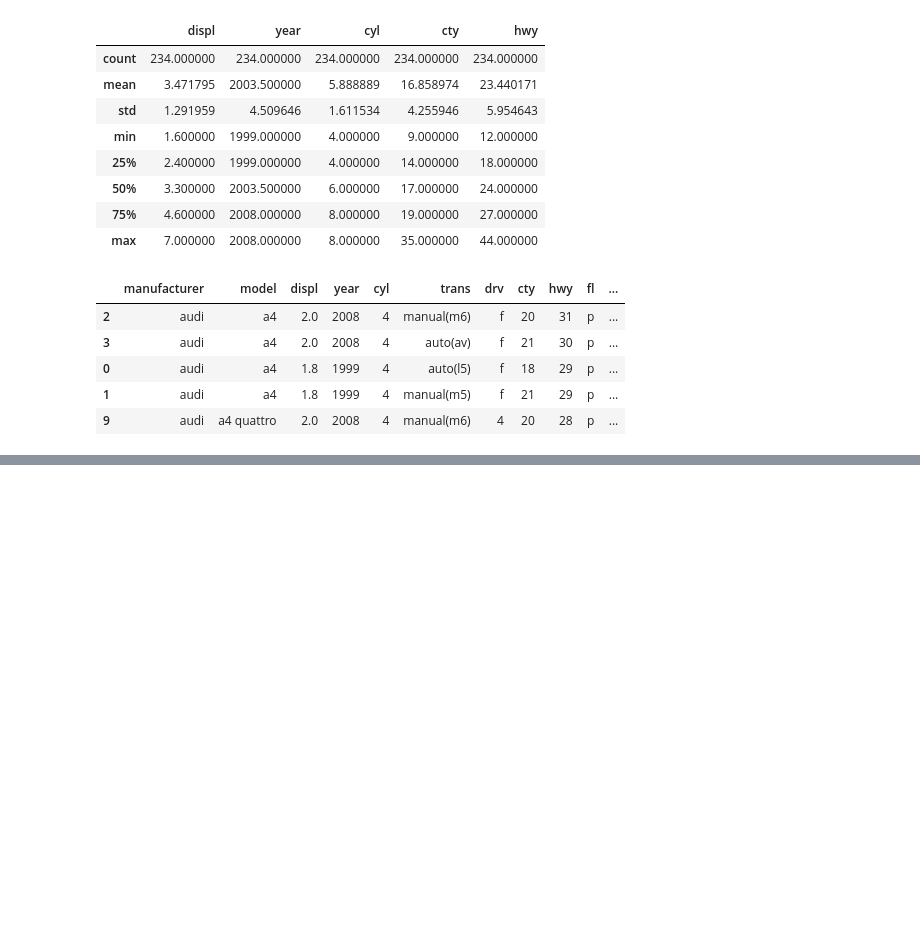
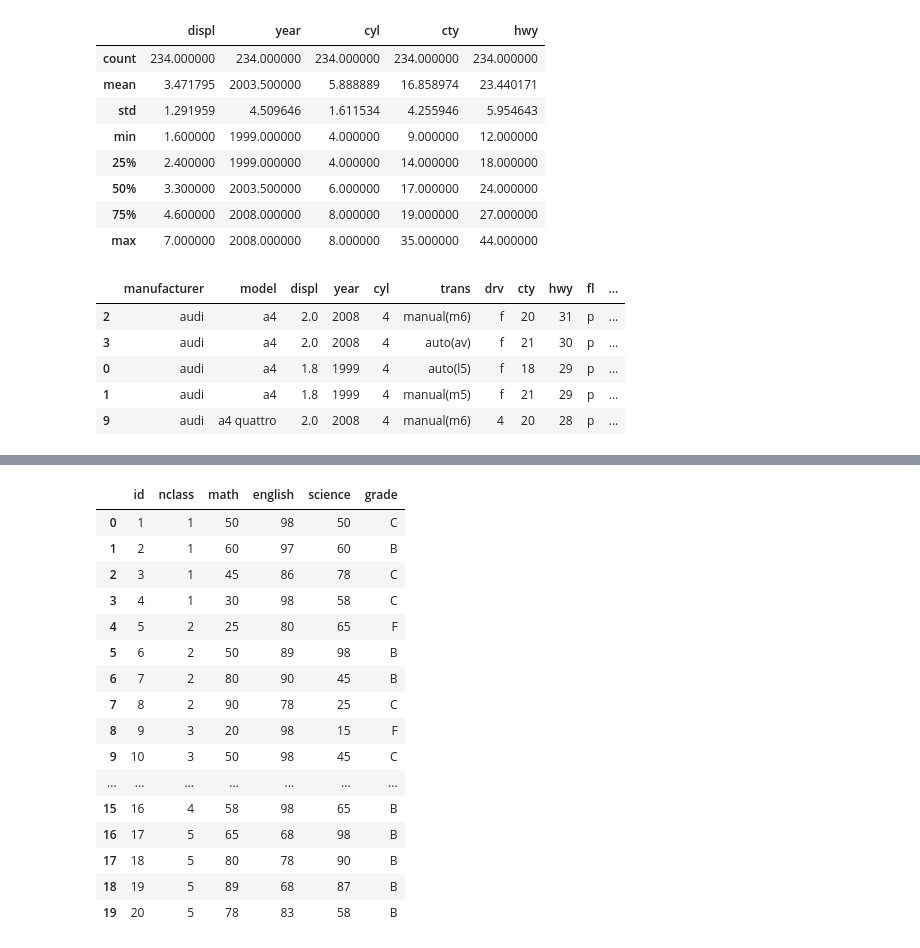
Before and after one commit to RunaHw/Python, a Jupyter notebook: PythonLib/Ex02_Pandas실습.ipynb, the cells around one changed output, grey strips where cells are left out. Cells and saved outputs as stored; diff of their text form; code cells hidden in the pictures; blank space fills up the shorter version.

```diff
--- a/PythonLib/Ex02_Pandas실습.ipynb
+++ b/PythonLib/Ex02_Pandas실습.ipynb
@@ -739,0 +874,4 @@ mpg[mpg['manufacturer']=='audi'].sort_values(by='hwy', ascending=False).head()
+# %%
+# exam 데이터를 새로 불러와서 exam2 변수에 담아주기
+exam2 = pd.read_csv('./data/exam.csv')
+exam2
@@ -739,0 +896,41 @@ mpg[mpg['manufacturer']=='audi'].sort_values(by='hwy', ascending=False).head()
+# %%
+# 3과목의 평균을 구해서
+# 85점 이상이면 : A
+# 70점 이상이면 : B
+# 60점 이상이면 : C
+# 나머지 : F
+
+# 함수정의
+# 행 하나(한 학생의 성적 데이터)를 받아서 평균을 구하고 학점 매기기
+def grade_check(row) :
+    mean = (row['math'] + row['english'] + row['science']) / 3
+    if mean >= 85 :
+        return 'A'
+    elif mean >=70 :
+        return 'B'
+    elif mean >=60 :
+        return 'C'
+    else :
+        return 'F'
+
+# 정의한 함수(grade_check)를 호출해서 apply() 함수에 적용하기
+exam2['grade'] = exam2.apply(grade_check, axis = 1) # 열의 방향
+exam2
+# %% [output]
+|  | id | nclass | math | english | science | grade |
+| 0 | 1 | 1 | 50 | 98 | 50 | C |
+| 1 | 2 | 1 | 60 | 97 | 60 | B |
+| 2 | 3 | 1 | 45 | 86 | 78 | C |
+| 3 | 4 | 1 | 30 | 98 | 58 | C |
+| 4 | 5 | 2 | 25 | 80 | 65 | F |
+| 5 | 6 | 2 | 50 | 89 | 98 | B |
+| 6 | 7 | 2 | 80 | 90 | 45 | B |
+| 7 | 8 | 2 | 90 | 78 | 25 | C |
+| 8 | 9 | 3 | 20 | 98 | 15 | F |
+| 9 | 10 | 3 | 50 | 98 | 45 | C |
+| ... | ... | ... | ... | ... | ... | ... |
+| 15 | 16 | 4 | 58 | 98 | 65 | B |
+| 16 | 17 | 5 | 65 | 68 | 98 | B |
+| 17 | 18 | 5 | 80 | 78 | 90 | B |
+| 18 | 19 | 5 | 89 | 68 | 87 | B |
+| 19 | 20 | 5 | 78 | 83 | 58 | B |
```
Also changed, not shown: parts of 64 cells of this notebook, 1 other file.
